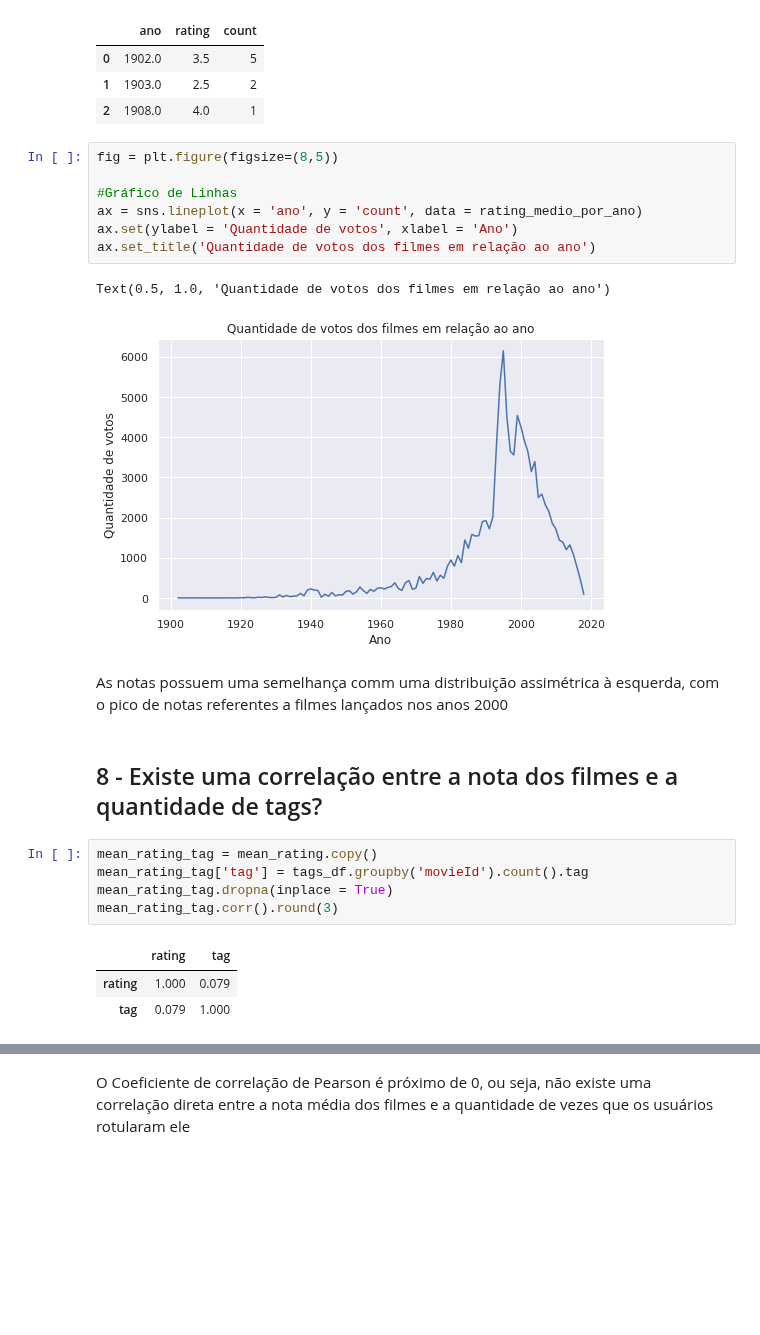
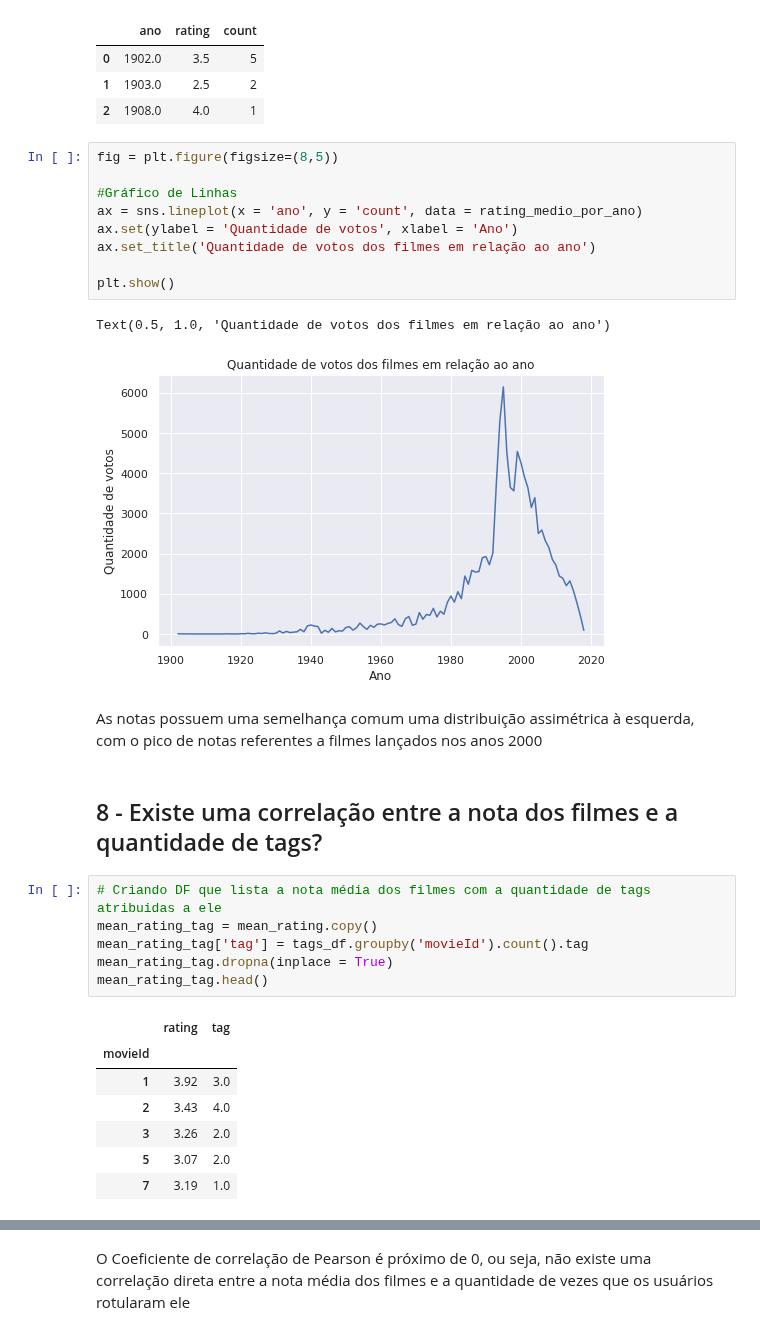
Before and after one commit to dieguim-ifsp-posCD/D1AED, a Jupyter notebook: avaliacoes/20210513-avaliacao01/AED-movie-lens-small.ipynb, the cells around one changed output, grey strips where cells are left out. Saved outputs shown, nothing was run; the diff lists cells and outputs as text; blank space fills up the shorter version.

```diff
--- a/avaliacoes/20210513-avaliacao01/AED-movie-lens-small.ipynb
+++ b/avaliacoes/20210513-avaliacao01/AED-movie-lens-small.ipynb
@@ -1002,19 +1001,26 @@ fig = plt.figure(figsize=(8,5))
 ax = sns.lineplot(x = 'ano', y = 'count', data = rating_medio_por_ano)
 ax.set(ylabel = 'Quantidade de votos', xlabel = 'Ano')
 ax.set_title('Quantidade de votos dos filmes em relação ao ano')
+
+plt.show()
 # %% [output]
 Text(0.5, 1.0, 'Quantidade de votos dos filmes em relação ao ano')
 [figure]
 # %% [markdown]
-As notas possuem uma semelhança comm uma distribuição assimétrica à esquerda, com o pico de notas referentes a filmes lançados nos anos 2000
+As notas possuem uma semelhança comum uma distribuição assimétrica à esquerda, com o pico de notas referentes a filmes lançados nos anos 2000
 # %% [markdown]
 ## 8 - Existe uma correlação entre a nota dos filmes e a quantidade de tags?
 # %%
+# Criando DF que lista a nota média dos filmes com a quantidade de tags atribuidas a ele
 mean_rating_tag = mean_rating.copy()
 mean_rating_tag['tag'] = tags_df.groupby('movieId').count().tag
 mean_rating_tag.dropna(inplace = True)
-mean_rating_tag.corr().round(3)
+mean_rating_tag.head()
 # %% [output]
 |  | rating | tag |
-| rating | 1.000 | 0.079 |
-| tag | 0.079 | 1.000 |
+| movieId |  |  |
+| 1 | 3.92 | 3.0 |
+| 2 | 3.43 | 4.0 |
+| 3 | 3.26 | 2.0 |
+| 5 | 3.07 | 2.0 |
+| 7 | 3.19 | 1.0 |
```
Also changed, not shown: parts of 11 cells of this notebook.
